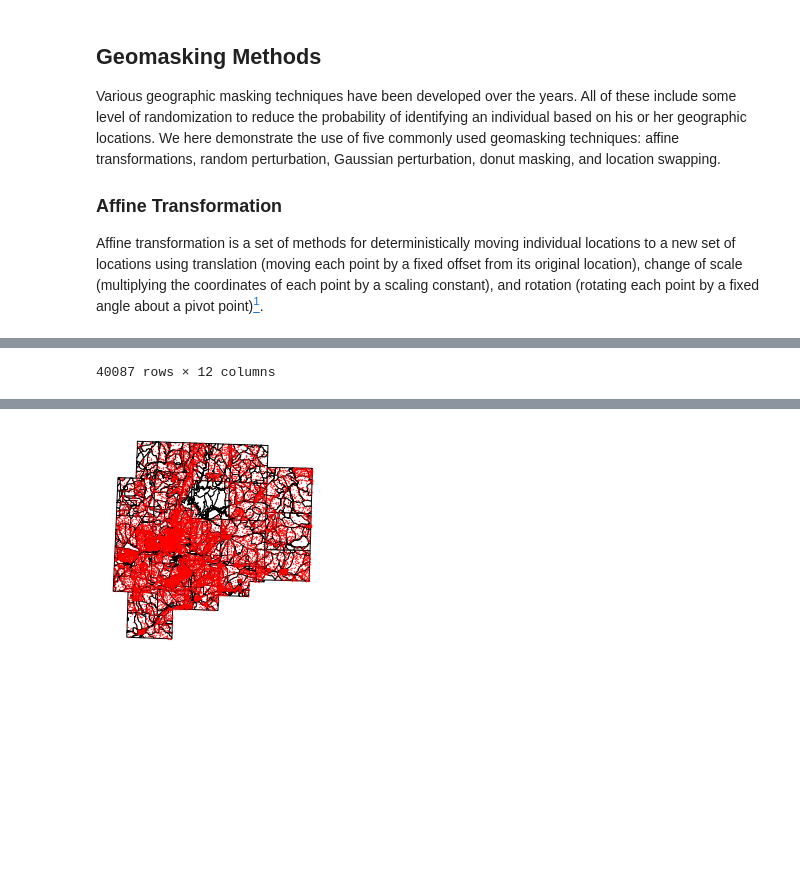
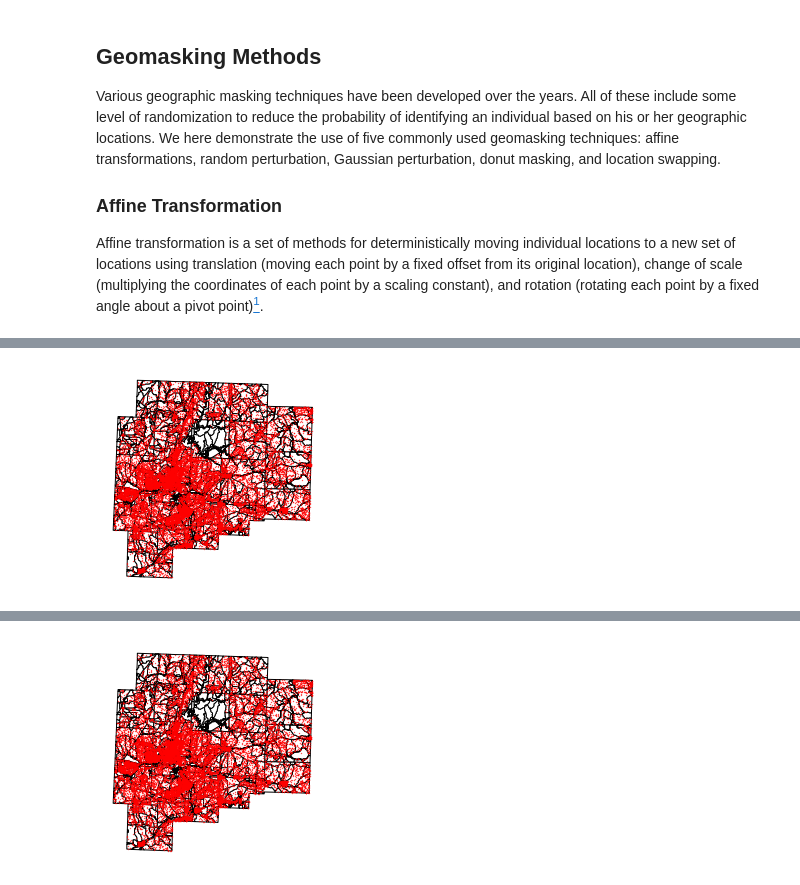
Before and after one commit to linyuehzzz/ucgis-iguide-geoprivacy, a Jupyter notebook: geomasking2.ipynb, the cells around one changed output, grey strips where cells are left out. Cells and saved outputs as stored; diff of their text form; code cells hidden in the pictures; blank space fills up the shorter version.

```diff
--- a/geomasking2.ipynb
+++ b/geomasking2.ipynb
@@ -70,9 +70,11 @@ from shapely import affinity
 
 # Set user-defined transformation parameters
 # Translation offset
-offset = 10
+offset = 50
 # Scaling factor
-factor = 1
+factor = 1.1
+# Angle of rotation
+angle = 90
 
 # Move each point using affine transformation
 gdf_at = gdf.copy()
@@ -81,8 +83,12 @@ for index, row in gdf_at.iterrows():
     pt = affinity.translate(row['geometry'], xoff=offset, yoff=offset)
     # Change of scale
     pt = affinity.scale(pt, xfact=factor, yfact=factor)
-
+    # Rotation
+    pt = affinity.rotate(pt, angle)
     gdf_at.at[index, 'geometry'] = pt
 
-gdf_at
+# Plot
+base = poly.plot(color='white', edgecolor='black')
+ax = gdf_at.plot(ax=base, markersize=0.1, color='red')
+ax.set_axis_off()
 # %% [output]
@@ -101 +95 @@ gdf_at
-40087 rows × 12 columns
+[figure, added]
```
Also changed, not shown: parts of 4 cells of this notebook.
